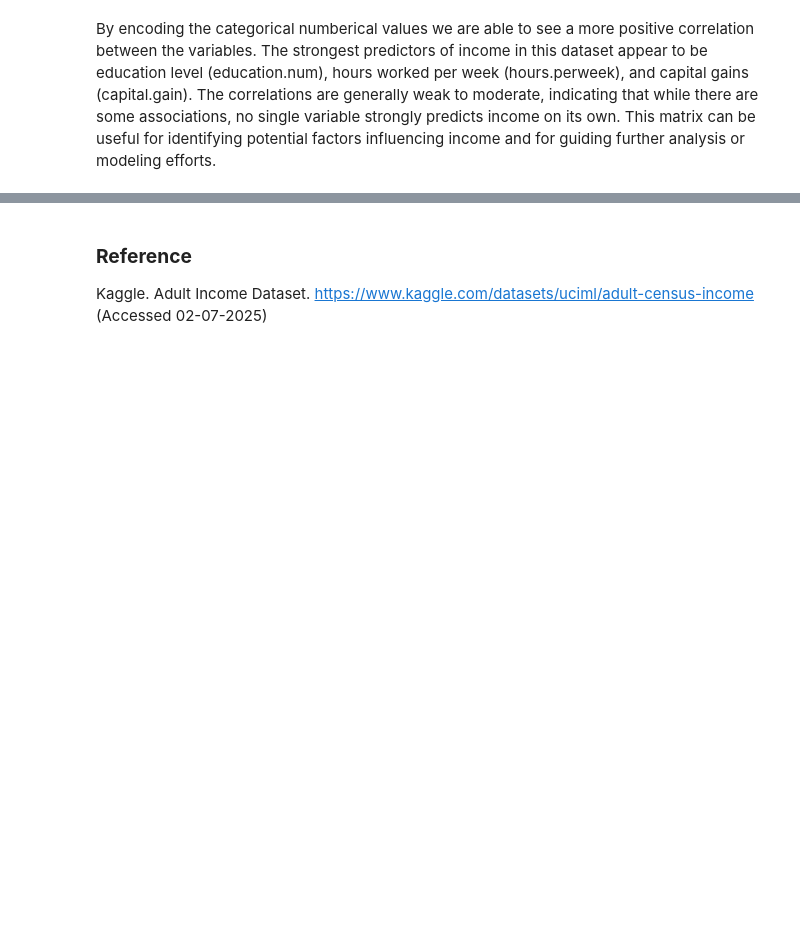
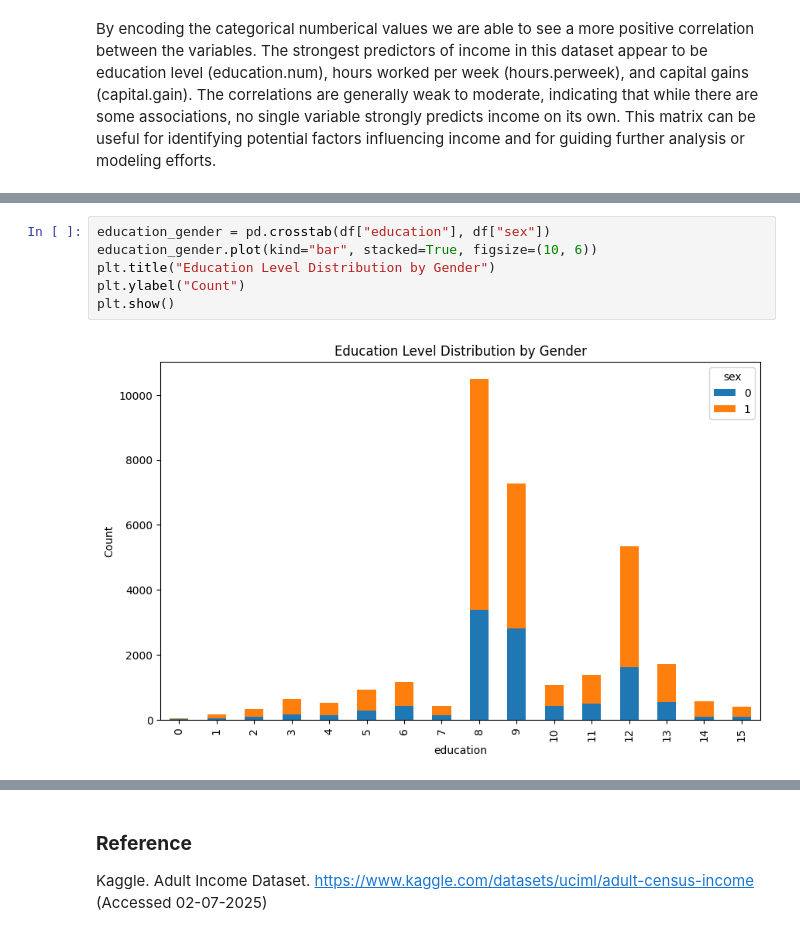
Before and after one commit to logcho/adult-income-analysis, a Jupyter notebook: notebooks/exploration.ipynb, the cells around one changed output, grey strips where cells are left out. Drawn from its saved outputs; the diff is of its cells as text; blank space fills up the shorter version.

```diff
--- a/notebooks/exploration.ipynb
+++ b/notebooks/exploration.ipynb
@@ -404,0 +424,8 @@ By encoding the categorical numberical values we are able to see a more positive
+# %%
+education_gender = pd.crosstab(df["education"], df["sex"])
+education_gender.plot(kind="bar", stacked=True, figsize=(10, 6))
+plt.title("Education Level Distribution by Gender")
+plt.ylabel("Count")
+plt.show()
+# %% [output]
+[figure, added]
```
Also changed, not shown: parts of 7 cells of this notebook, 1 other file.
